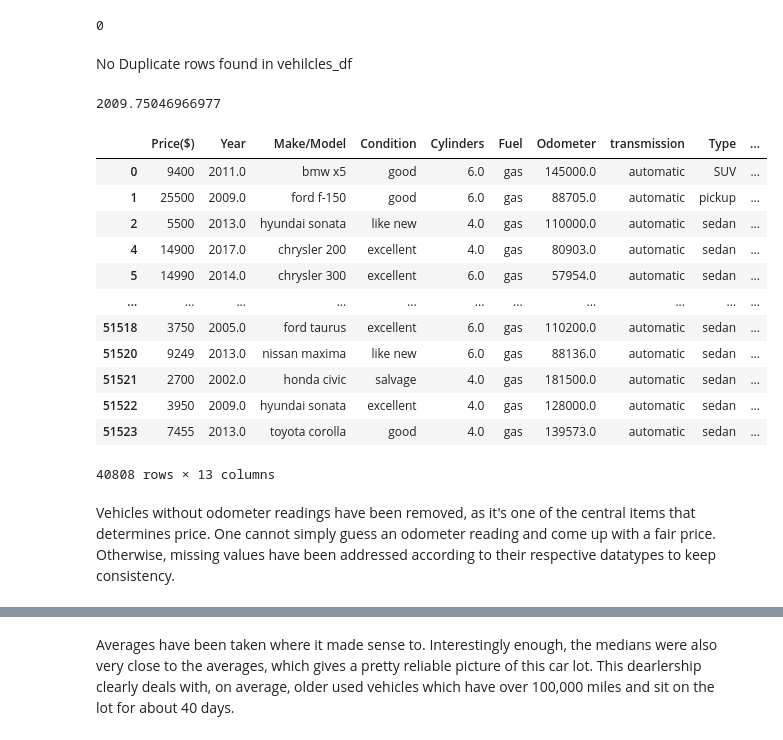
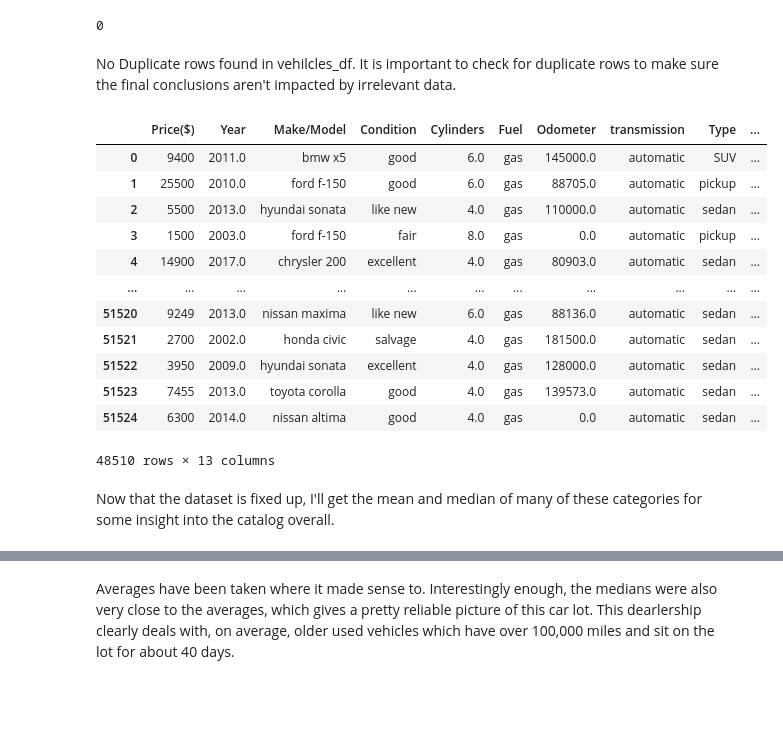
Before and after one commit to Ptown-1988/Sprint_4_Project, a Jupyter notebook: Jupyter Notebook Sprint4Project.ipynb, the cells around one changed output, grey strips where cells are left out. Saved outputs shown, nothing was run; the diff lists cells and outputs as text; code cells hidden in the pictures; blank space fills up the shorter version.

```diff
--- a/Jupyter Notebook Sprint4Project.ipynb
+++ b/Jupyter Notebook Sprint4Project.ipynb
@@ -59,55 +63,60 @@ print(vehicles_df.duplicated().sum())
 Length: 51525, dtype: bool
 0
 # %% [markdown]
-No Duplicate rows found in vehilcles_df
+No Duplicate rows found in vehilcles_df. It is important to check for duplicate rows to make sure the final conclusions aren't impacted by irrelevant data.
 # %%
-year_mean = vehicles_df['model_year'].mean()
-print(year_mean)
+#Here I took the average model_year to have an approximation to fill the missing NaN years.
 
-vehicles_df['model_year'] = vehicles_df['model_year'].fillna(2009)
+year_mean = vehicles_df['model_year'].mean().round()
+
+#Now it's time to address the missing values. That is done below.
+
+vehicles_df['model_year'] = vehicles_df['model_year'].fillna(year_mean)
 vehicles_df['is_4wd'] = vehicles_df['is_4wd'].fillna(0.0)
 vehicles_df['paint_color'] = vehicles_df['paint_color'].fillna('Not Available')
-vehicles_df_w_odometer = vehicles_df.dropna(subset=['odometer'])
+vehicles_df['odometer'] = vehicles_df['odometer'].fillna(0)
 
-#Vehicles without an accurate odometer reading have been removed from the vehicle advertisment list
+#In this next section, I will be removing outliers so the charts are more consise and readable.
 
-Q1_year = vehicles_df_w_odometer['model_year'].quantile(0.25)
-Q3_year = vehicles_df_w_odometer['model_year'].quantile(0.75)
+
+Q1_year = vehicles_df['model_year'].quantile(0.25)
+Q3_year = vehicles_df['model_year'].quantile(0.75)
 IRQ_year = Q3_year - Q1_year
 
-Q1_price = vehicles_df_w_odometer['price'].quantile(0.25)
-Q3_price = vehicles_df_w_odometer['price'].quantile(0.75)
+Q1_price = vehicles_df['price'].quantile(0.25)
+Q3_price = vehicles_df['price'].quantile(0.75)
 IRQ_price = Q3_price - Q1_price
 
-Q1_miles = vehicles_df_w_odometer['odometer'].quantile(0.25)
-Q3_miles = vehicles_df_w_odometer['odometer'].quantile(0.75)
+Q1_miles = vehicles_df['odometer'].quantile(0.25)
+Q3_miles = vehicles_df['odometer'].quantile(0.75)
 IRQ_miles = Q3_miles - Q1_miles
 
-vehicles_df_w_odometer = vehicles_df_w_odometer[~((vehicles_df_w_odometer['model_year'] < (Q1_year - 1.5 * IRQ_year)) | (vehicles_df_w_odometer['model_year'] > (Q3_year + 1.5 * IRQ_year)))]
-vehicles_df_w_odometer = vehicles_df_w_odometer[~((vehicles_df_w_odometer['price'] < (Q1_price - 1.5 * IRQ_price)) | (vehicles_df_w_odometer['price'] > (Q3_price + 1.5 * IRQ_price)))]
-vehicles_df_w_odometer = vehicles_df_w_odometer[~((vehicles_df_w_odometer['odometer'] < (Q1_miles - 1.5 * IRQ_miles)) | (vehicles_df_w_odometer['odometer'] > (Q3_miles + 1.5 *IRQ_miles)))]
+vehicles_df = vehicles_df[
+    (vehicles_df['model_year'] >= (Q1_year - 1.5 * IRQ_year)) &
+    (vehicles_df['model_year'] <= (Q3_year + 1.5 * IRQ_year)) &
+    (vehicles_df['price'] >= (Q1_price - 1.5 * IRQ_price)) &
+    (vehicles_df['price'] <= (Q3_price + 1.5 * IRQ_price)) &
+    (vehicles_df['odometer'] >= (Q1_miles - 1.5 * IRQ_miles)) &
+    (vehicles_df['odometer'] <= (Q3_miles + 1.5 * IRQ_miles))
+]
 
-vehicles_df_w_odometer = vehicles_df_w_odometer.rename(columns={'price': 'Price($)', 'model_year': 'Year', 'model': 'Make/Model', 'condition': 'Condition', 'cylinders': 'Cylinders', 'fuel': 'Fuel', 'odometer': 'Odometer', 'type': 'Type', 'paint_color': 'Paint', 'is_4wd': '4WD', 'date_posted': 'Date Posted', 'days_listed': 'Days Listed'})
+vehicles_df = vehicles_df.rename(columns={'price': 'Price($)', 'model_year': 'Year', 'model': 'Make/Model', 'condition': 'Condition', 'cylinders': 'Cylinders', 'fuel': 'Fuel', 'odometer': 'Odometer', 'type': 'Type', 'paint_color': 'Paint', 'is_4wd': '4WD', 'date_posted': 'Date Posted', 'days_listed': 'Days Listed'})
 
-vehicles_df_w_odometer['4WD'] = vehicles_df_w_odometer['4WD'].replace({'1.0': 'Yes', '0.0': 'No'}).astype(object)
-
-display(vehicles_df_w_odometer)
+display(vehicles_df)
 # %% [output]
+|  | Price($) | Year | Make/Model | Condition | Cylinders | Fuel | Odometer | transmission | Type | ... |
+| 0 | 9400 | 2011.0 | bmw x5 | good | 6.0 | gas | 145000.0 | automatic | SUV | ... |
+| 1 | 25500 | 2010.0 | ford f-150 | good | 6.0 | gas | 88705.0 | automatic | pickup | ... |
+| 2 | 5500 | 2013.0 | hyundai sonata | like new | 4.0 | gas | 110000.0 | automatic | sedan | ... |
+| 3 | 1500 | 2003.0 | ford f-150 | fair | 8.0 | gas | 0.0 | automatic | pickup | ... |
+| 4 | 14900 | 2017.0 | chrysler 200 | excellent | 4.0 | gas | 80903.0 | automatic | sedan | ... |
+| ... | ... | ... | ... | ... | ... | ... | ... | ... | ... | ... |
+| 51520 | 9249 | 2013.0 | nissan maxima | like new | 6.0 | gas | 88136.0 | automatic | sedan | ... |
+| 51521 | 2700 | 2002.0 | honda civic | salvage | 4.0 | gas | 181500.0 | automatic | sedan | ... |
+| 51522 | 3950 | 2009.0 | hyundai sonata | excellent | 4.0 | gas | 128000.0 | automatic | sedan | ... |
+| 51523 | 7455 | 2013.0 | toyota corolla | good | 4.0 | gas | 139573.0 | automatic | sedan | ... |
+| 51524 | 6300 | 2014.0 | nissan altima | good | 4.0 | gas | 0.0 | automatic | sedan | ... |
-2009.75046966977
+48510 rows × 13 columns
-|  | Price($) | Year | Make/Model | Condition | Cylinders | Fuel | Odometer | transmission | Type | ... |
-| 0 | 9400 | 2011.0 | bmw x5 | good | 6.0 | gas | 145000.0 | automatic | SUV | ... |
-| 1 | 25500 | 2009.0 | ford f-150 | good | 6.0 | gas | 88705.0 | automatic | pickup | ... |
-| 2 | 5500 | 2013.0 | hyundai sonata | like new | 4.0 | gas | 110000.0 | automatic | sedan | ... |
-| 4 | 14900 | 2017.0 | chrysler 200 | excellent | 4.0 | gas | 80903.0 | automatic | sedan | ... |
-| 5 | 14990 | 2014.0 | chrysler 300 | excellent | 6.0 | gas | 57954.0 | automatic | sedan | ... |
-| ... | ... | ... | ... | ... | ... | ... | ... | ... | ... | ... |
-| 51518 | 3750 | 2005.0 | ford taurus | excellent | 6.0 | gas | 110200.0 | automatic | sedan | ... |
-| 51520 | 9249 | 2013.0 | nissan maxima | like new | 6.0 | gas | 88136.0 | automatic | sedan | ... |
-| 51521 | 2700 | 2002.0 | honda civic | salvage | 4.0 | gas | 181500.0 | automatic | sedan | ... |
-| 51522 | 3950 | 2009.0 | hyundai sonata | excellent | 4.0 | gas | 128000.0 | automatic | sedan | ... |
-| 51523 | 7455 | 2013.0 | toyota corolla | good | 4.0 | gas | 139573.0 | automatic | sedan | ... |
-40808 rows × 13 columns
 # %% [markdown]
-Vehicles without odometer readings have been removed, as it's one of the central items that determines price. One cannot simply guess an odometer reading and come up with a fair price.
-Otherwise, missing values have been addressed according to their respective datatypes to keep consistency.
+Now that the dataset is fixed up, I'll get the mean and median of many of these categories for some insight into the catalog overall.
 # %%
```
Also changed, not shown: parts of 7 cells of this notebook.
